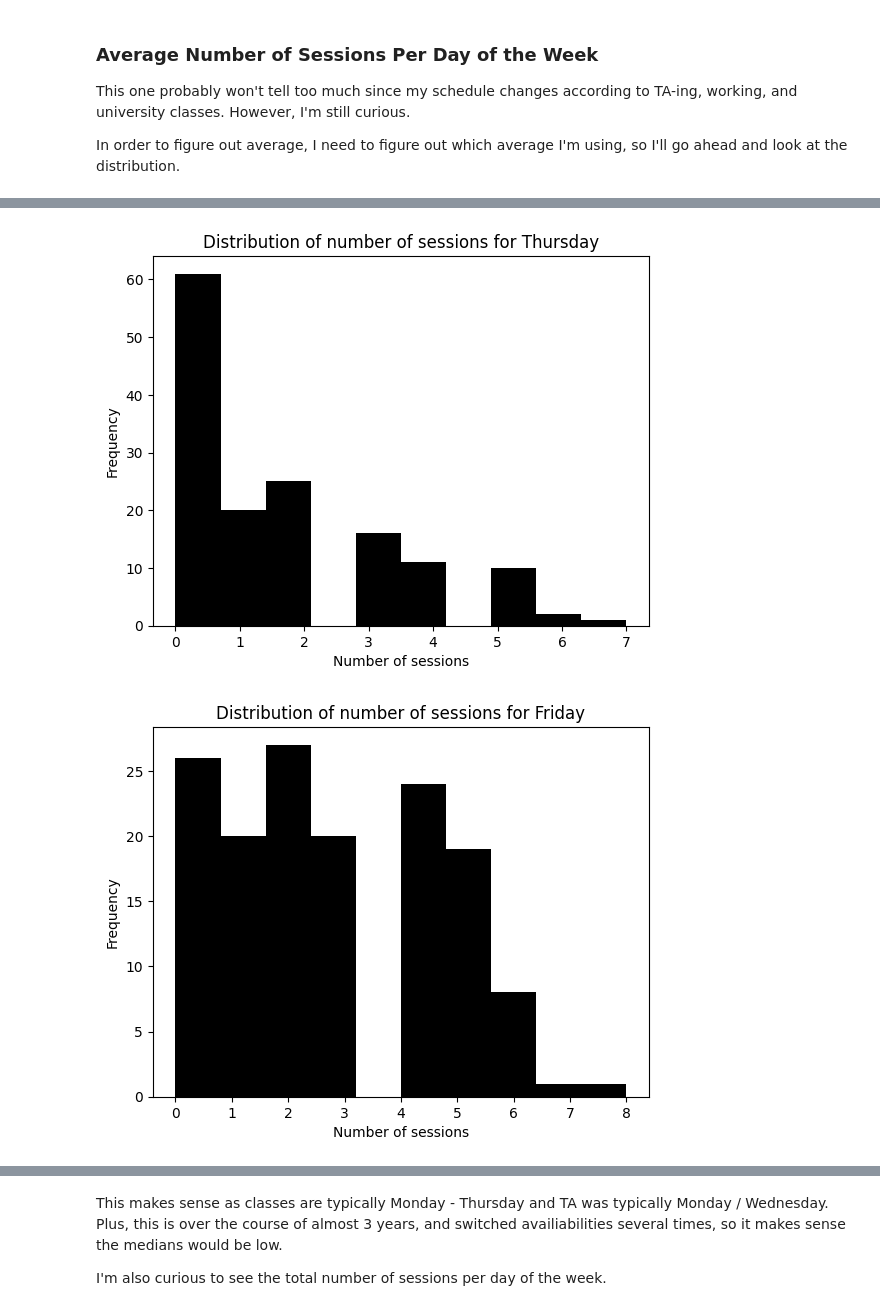
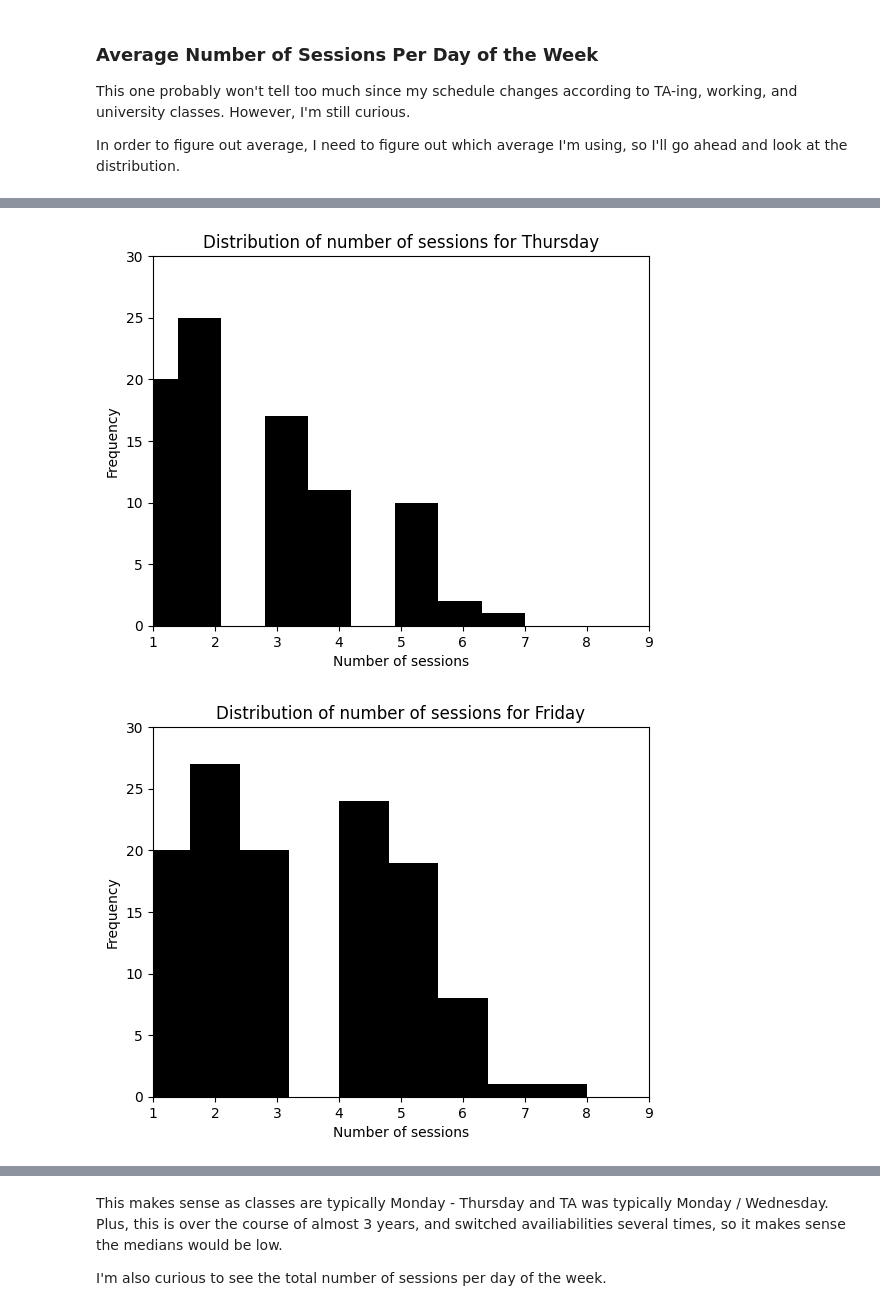
Before and after one commit to de-mark/tutoring_dashboard, a Jupyter notebook: src/data/data_exploration.ipynb, the cells around one changed output, grey strips where cells are left out. Drawn from its saved outputs; the diff is of its cells as text; code cells hidden in the pictures.

```diff
--- a/src/data/data_exploration.ipynb
+++ b/src/data/data_exploration.ipynb
@@ -288,6 +288,8 @@ for dotw in translate_date:
   combined_dow_resample.loc[combined_dow_resample["day_of_week"] == dotw, "ID"].plot.hist(color="#000000")
   plt.title(f"Distribution of number of sessions for {dotw}")
   plt.xlabel("Number of sessions")
+  plt.xlim(left=1, right=9)
+  plt.ylim(bottom=0, top=30)
   plt.ylabel("Frequency")
   plt.show()
 # %% [output]
@@ -297,2 +299,2 @@ for dotw in translate_date:
-[figure, old version]
+[figure, new version]
-[figure, old version]
+[figure, new version]
```
Also changed, not shown: parts of 15 cells of this notebook, 4 other files.
